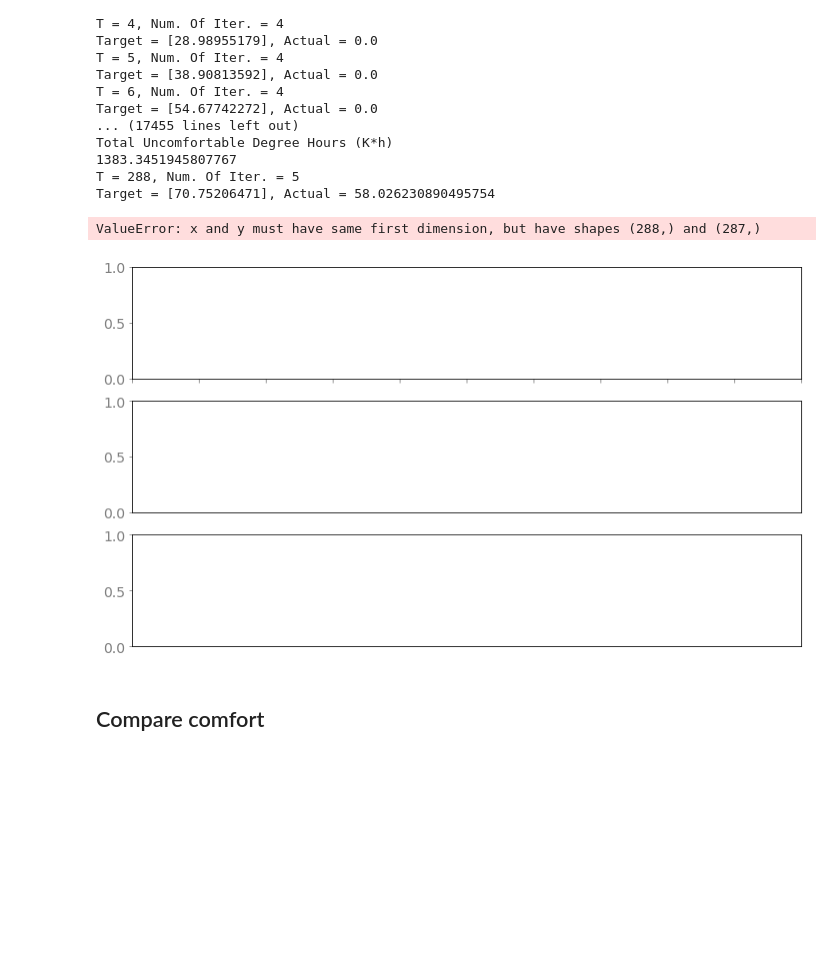
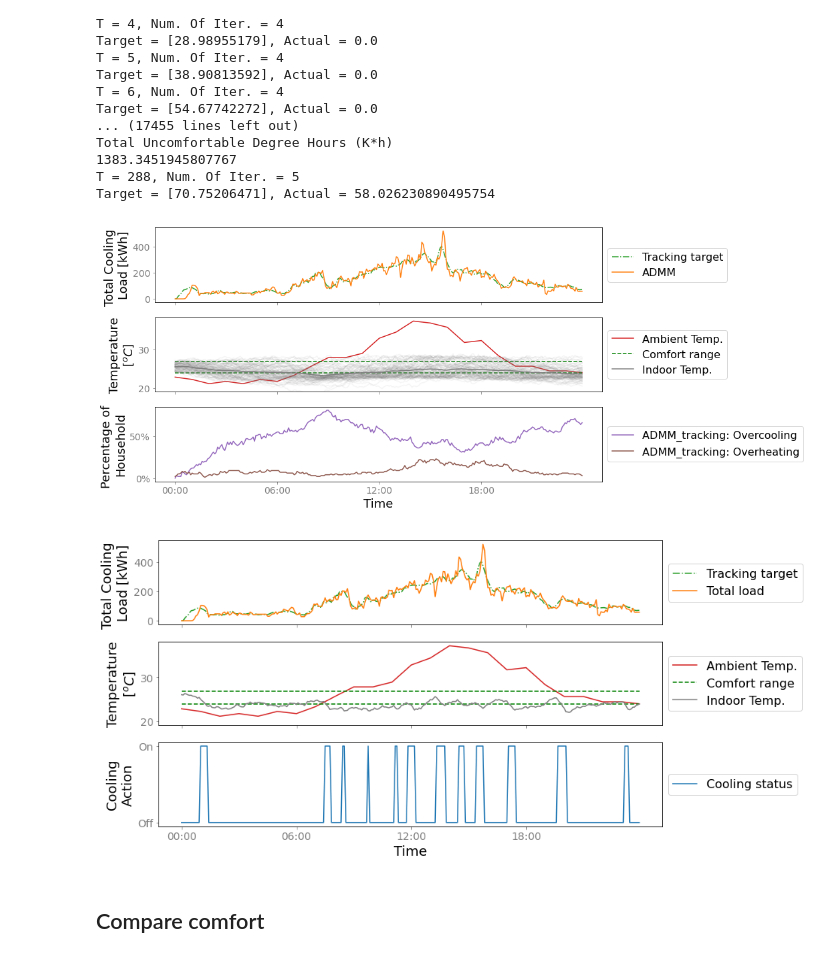
Before and after one commit to LBNL-ETA/AlphaBuilding-ResCommunity, a Jupyter notebook: bin/Section3.3&3.4 PSBC&ADMM.ipynb, the cells around one changed output. Cells and saved outputs as stored; diff of their text form; code cells hidden in the pictures; blank space fills up the shorter version.

```diff
--- a/bin/Section3.3&3.4 PSBC&ADMM.ipynb
+++ b/bin/Section3.3&3.4 PSBC&ADMM.ipynb
@@ -25,7 +25,7 @@ plt.rc('xtick', labelsize=14, color='grey')
 plt.rc('ytick', labelsize=14, color='grey')
 plt.rc('axes', titlesize=22)     # fontsize of the axes title
 plt.rc('axes', labelsize=18)    # fontsize of the x and y labels
-plt.rc('legend', fontsize=16)
+plt.rc('legend', fontsize=16, title_fontsize=20)
 plt.rc('savefig', dpi=330, bbox='tight')
 
 default_colors = plt.rcParams['axes.prop_cycle'].by_key()['color']
@@ -593,7 +660,7 @@ time_index = T_in_ADMM.index
 
 # subplot1: total cooling load
 q_c_coord = (Action_ADMM.values * env_parameters['P_c'].values).sum(axis=1)
-axes[0].plot(time_index, p_target[:-1], '-.', color=default_colors[2], label='Tracking target')
+axes[0].plot(time_index, p_target, '-.', color=default_colors[2], label='Tracking target')
 axes[0].plot(time_index, q_c_coord, color=default_colors[1], label='ADMM')
 axes[0].set_ylabel('Total Cooling \nLoad [kWh]')
 axes[0].legend(loc='center left', bbox_to_anchor=(1,0.5))
@@ -606,35 +673,38 @@ t_upper = tsp[0] + trange[0]/2
 axes[1].plot((time_index[0],time_index[-1]), (t_lower, t_lower), 'g--', label='Comfort range')
 axes[1].plot((time_index[0],time_index[-1]), (t_upper, t_upper), 'g--')
 # plot temperature
 axes[1].plot(time_index, T_in_ADMM.values.mean(axis=1), 'grey', label='Indoor Temp.')
 for columns in T_in_ADMM:
     axes[1].plot(time_index, T_in_ADMM[columns].values, 'grey', alpha=0.08)
 axes[1].set_ylabel('Temperature\n[$^oC$]')
 axes[1].set_ylim(weather_ts['Temperature'].values.min()-1, weather_ts['Temperature'].values.max()+1)
 axes[1].legend(loc='center left', bbox_to_anchor=(1,0.5))
 
 # subplot3: percentage of discomfort
 overcooling_coord = (T_in_ADMM < t_lower).mean(axis=1).values
 overheating_coord = (T_in_ADMM > t_upper).mean(axis=1).values
 # overcooling_conv = (T_in_conv < t_lower).mean(axis=1).values
 # overheating_conv = (T_in_conv > t_upper).mean(axis=1).values
 # axes[2].plot(time_index, overcooling_conv, '--',color=default_colors[4], label = 'RBC: Overcooling')
 # axes[2].plot(time_index, overheating_conv, '--',color=default_colors[5], label = 'RBC Overheating')
 axes[2].plot(time_index, overcooling_coord, color=default_colors[4], label = 'ADMM_tracking: Overcooling')
 axes[2].plot(time_index, overheating_coord, color=default_colors[5], label = 'ADMM_tracking: Overheating')
 axes[2].set_ylabel('Percentage of \nHousehold')
 axes[2].yaxis.set_major_formatter(mtick.PercentFormatter(1.0))
 axes[2].legend(loc='center left', bbox_to_anchor=(1,0.5))
 
 axes[2].set_xlabel('Time')
 axes[2].set_xticks(time_index[::72])
 myFmt = mdates.DateFormatter('%H:%M')
 axes[2].xaxis.set_major_formatter(myFmt)
 
 plt.savefig(generate_fig_name('ADMM_tracking'))
 # %% [output]
-ValueError: x and y must have same first dimension, but have shapes (288,) and (287,)
-[figure, old version]
+[figure, new version]
+# %%
+plot_household(T_in_ADMM, Action_ADMM, env, 3, 'admm')
+# %% [output]
+[figure, added]
 # %% [markdown]
 ## Compare comfort
 # %%
```
Also changed, not shown: parts of 13 cells of this notebook, 5 other files.
